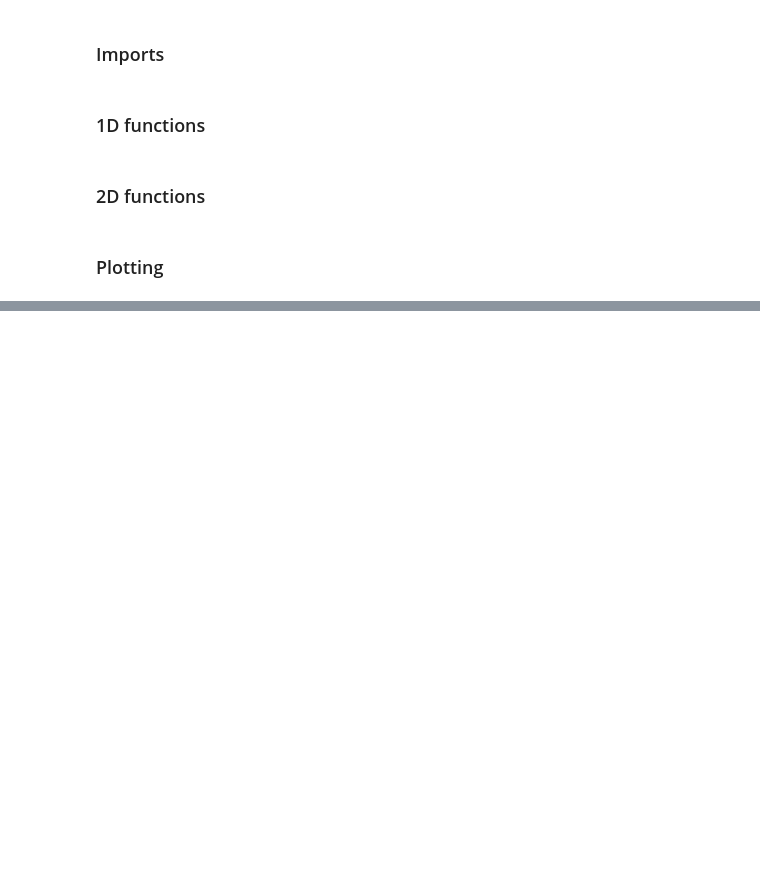
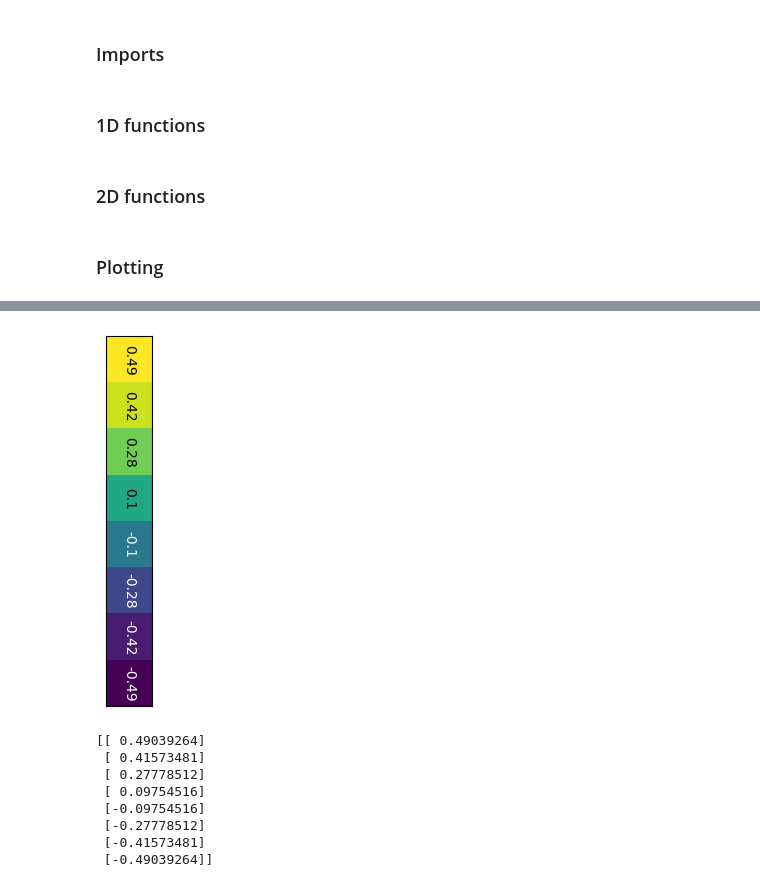
Before and after one commit to LeonardoDiCodeo/dct, a Jupyter notebook: DCT.ipynb, the cells around one changed output, grey strips where cells are left out. Cells and saved outputs as stored; diff of their text form; code cells hidden in the pictures; blank space fills up the shorter version.

```diff
--- a/DCT.ipynb
+++ b/DCT.ipynb
@@ -372,0 +388,27 @@ plotheat(np.square(t))
+# %%
+t = np.array([[ 0.49039264,  0.41573481,  0.27778512,  0.09754516, -0.09754516, -0.27778512,
+ -0.41573481, -0.49039264]])
+t = t.transpose()
+fig, ax = plt.subplots()
+im = ax.imshow(t, interpolation='nearest', norm=colors.Normalize(vmin=-0.49, vmax=0.49))
+img_2 = np.round(t,2)
+plt.xticks([])
+plt.yticks([])
+for j in range(len(t)):
+    if t[j,0] >= 0:
+        text = ax.text(0, j, img_2[j, 0], ha="center", va="center", color="k", rotation=-90)
+    else:
+        text = ax.text(0, j, img_2[j, 0], ha="center", va="center", color="w", rotation=-90)
+plt.savefig('basis11.svg')
+plt.show()
+print(t)
+# %% [output]
+[figure, added]
+[[ 0.49039264]
+ [ 0.41573481]
+ [ 0.27778512]
+ [ 0.09754516]
+ [-0.09754516]
+ [-0.27778512]
+ [-0.41573481]
+ [-0.49039264]]
```
Also changed, not shown: parts of 4 cells of this notebook, 1 other file.
